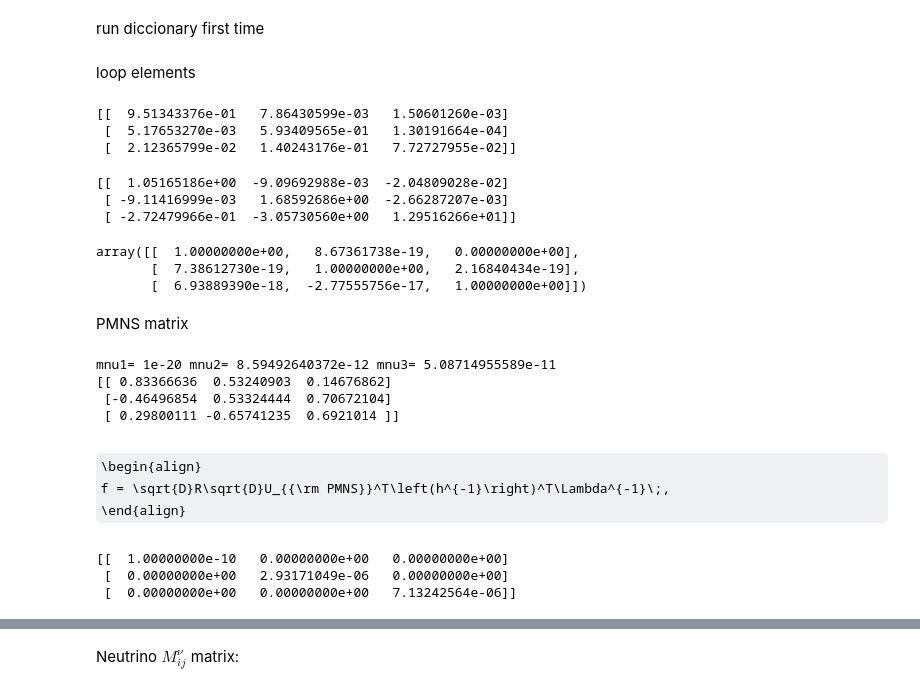
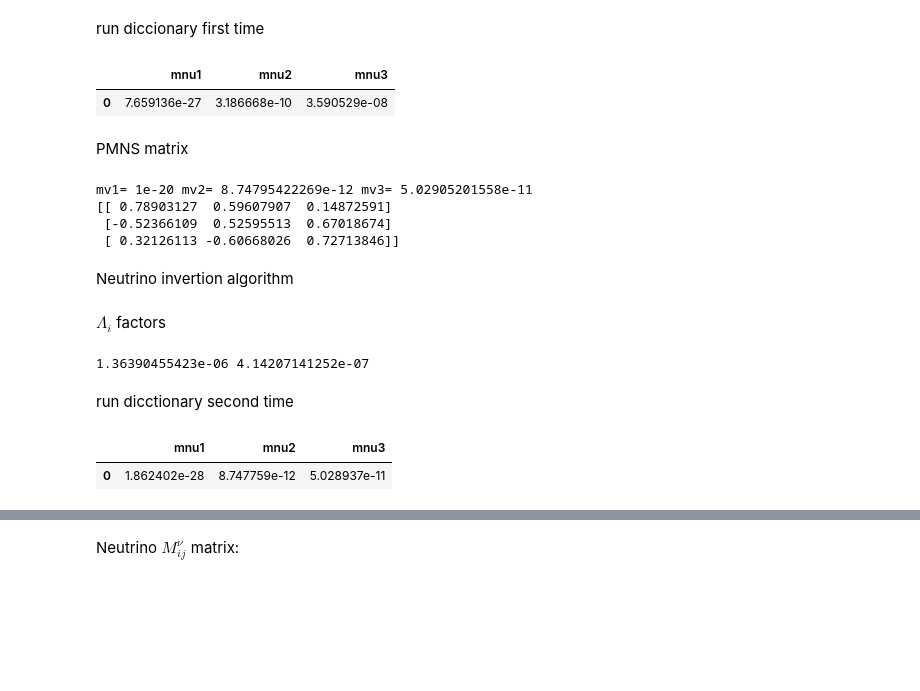
Before and after one commit to anferivera/DarkBariogenesis, a Jupyter notebook: U1B_model-neutrino-masses-inversion.ipynb, the cells around one changed output, grey strips where cells are left out. Cells and saved outputs as stored; diff of their text form; code cells hidden in the pictures; some formulas as TeX source; blank space fills up the shorter version.

```diff
--- a/U1B_model-neutrino-masses-inversion.ipynb
+++ b/U1B_model-neutrino-masses-inversion.ipynb
@@ -137,5 +137,3 @@ xd=pd.DataFrame(x,columns=['L2','YA1','YC1','vx','YRG','Fi11','Fi12','Fi21','Fi2
                            'ZP22','ZP23','ZP24','ZP25','ZP32','ZP33','ZP34','ZP35','ZP42','ZP43','ZP44',\
                            'ZP45','ZP52','ZP53','ZP54','ZP55','mH2','mH3','mH4','mH5','meD1','meD2',\
                            'VL11','VL12','VL21','VL22','UL11','UL12','UL21','UL22'])
-# %% [markdown]
-loop elements
@@ -154,23 +140,8 @@ def h():
-# %%
-h = h()
-print(h)
-# %% [output]
-[[  9.51343376e-01   7.86430599e-03   1.50601260e-03]
- [  5.17653270e-03   5.93409565e-01   1.30191664e-04]
- [  2.12365799e-02   1.40243176e-01   7.72727955e-02]]
-# %%
-hinv = np.linalg.inv(h)
-print(hinv)
-# %% [output]
-[[  1.05165186e+00  -9.09692988e-03  -2.04809028e-02]
- [ -9.11416999e-03   1.68592686e+00  -2.66287207e-03]
- [ -2.72479966e-01  -3.05730560e+00   1.29516266e+01]]
-# %%
-np.dot(h,hinv)
-# %% [output]
-array([[  1.00000000e+00,   8.67361738e-19,   0.00000000e+00],
-       [  7.38612730e-19,   1.00000000e+00,   2.16840434e-19],
-       [  6.93889390e-18,  -2.77555756e-17,   1.00000000e+00]])
+# %%
+xd[['mnu1','mnu2','mnu3']]
+# %% [output]
+|  | mnu1 | mnu2 | mnu3 |
+| 0 | 7.659136e-27 | 3.186668e-10 | 3.590529e-08 |
 # %% [markdown]
 PMNS matrix
 # %%
@@ -202,0 +174,8 @@ P=np.dot(UM23,np.dot(UM13,np.dot(UM12,Uphases))).real
+# %%
+print("mv1=",mv1,"mv2=",mv2,"mv3=",mv3)
+print(U)
+# %% [output]
+mv1= 1e-20 mv2= 8.74795422269e-12 mv3= 5.02905201558e-11
+[[ 0.78903127  0.59607907  0.14872591]
+ [-0.52366109  0.52595513  0.67018674]
+ [ 0.32126113 -0.60668026  0.72713846]]
@@ -202,0 +192,10 @@ P=np.dot(UM23,np.dot(UM13,np.dot(UM12,Uphases))).real
+# %% [markdown]
+Neutrino invertion algorithm
+# %% [markdown]
+$\Lambda_i$ factors
+# %%
+L1=neutrino_analytic_v2.Lab(ZP22,ZP32,ZP42,ZP52,ZP24,ZP34,ZP44,ZP54,meD1,meD2,mH2,mH3,mH4,mH5,VL11,VL21,UL11,UL21)
+L2=neutrino_analytic_v2.Lab(ZP23,ZP33,ZP43,ZP53,ZP25,ZP35,ZP45,ZP55,meD1,meD2,mH2,mH3,mH4,mH5,VL11,VL21,UL11,UL21)
+print(L1,L2)
+# %% [output]
+1.36390455423e-06 4.14207141252e-07
@@ -202,0 +216,2 @@ P=np.dot(UM23,np.dot(UM13,np.dot(UM12,Uphases))).real
+# %% [markdown]
+run dicctionary second time
@@ -203,20 +307,5 @@ P=np.dot(UM23,np.dot(UM13,np.dot(UM12,Uphases))).real
 # %%
-print("mnu1=",mnu1,"mnu2=",mnu2,"mnu3=",mnu3)
-print(P)
+zd[['mnu1','mnu2','mnu3']]
 # %% [output]
-mnu1= 1e-20 mnu2= 8.59492640372e-12 mnu3= 5.08714955589e-11
-[[ 0.83366636  0.53240903  0.14676862]
- [-0.46496854  0.53324444  0.70672104]
- [ 0.29800111 -0.65741235  0.6921014 ]]
+|  | mnu1 | mnu2 | mnu3 |
+| 0 | 1.862402e-28 | 8.747759e-12 | 5.028937e-11 |
-# %% [markdown]
-\begin{align}
-f = \sqrt{D}R\sqrt{D}U_{{\rm PMNS}}^T\left(h^{-1}\right)^T\Lambda^{-1}\;,
-\end{align}
-# %%
-D = np.array([[np.sqrt(mnu1),0.,0.],
-              [0.,np.sqrt(mnu2),0.],[0.,0.,np.sqrt(mnu3)]])
-print(D)
-# %% [output]
-[[  1.00000000e-10   0.00000000e+00   0.00000000e+00]
- [  0.00000000e+00   2.93171049e-06   0.00000000e+00]
- [  0.00000000e+00   0.00000000e+00   7.13242564e-06]]
```
Also changed, not shown: parts of 17 cells of this notebook, 17 other files.
